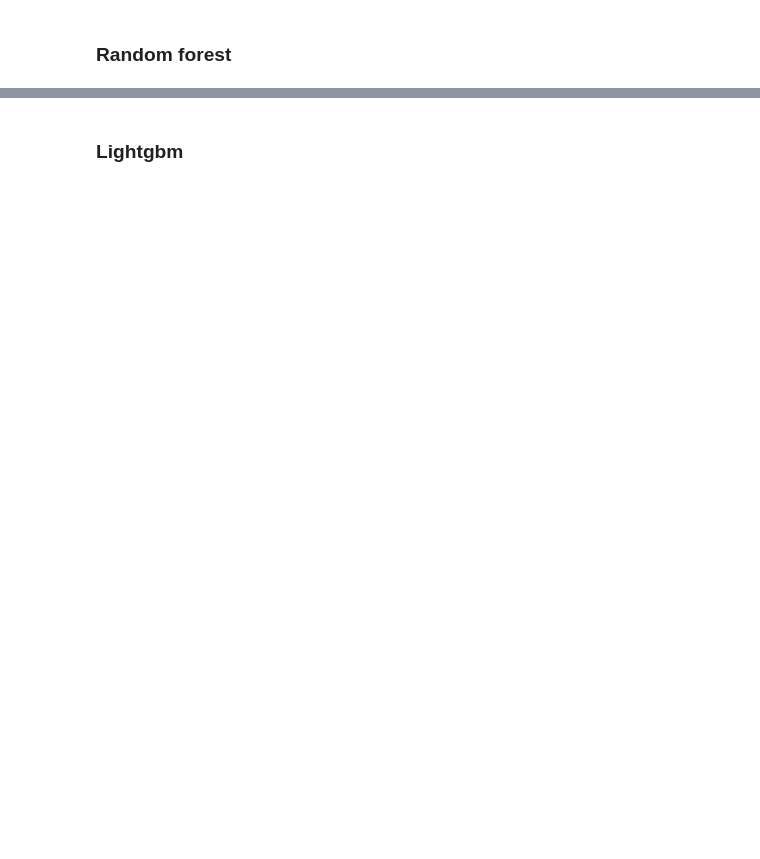
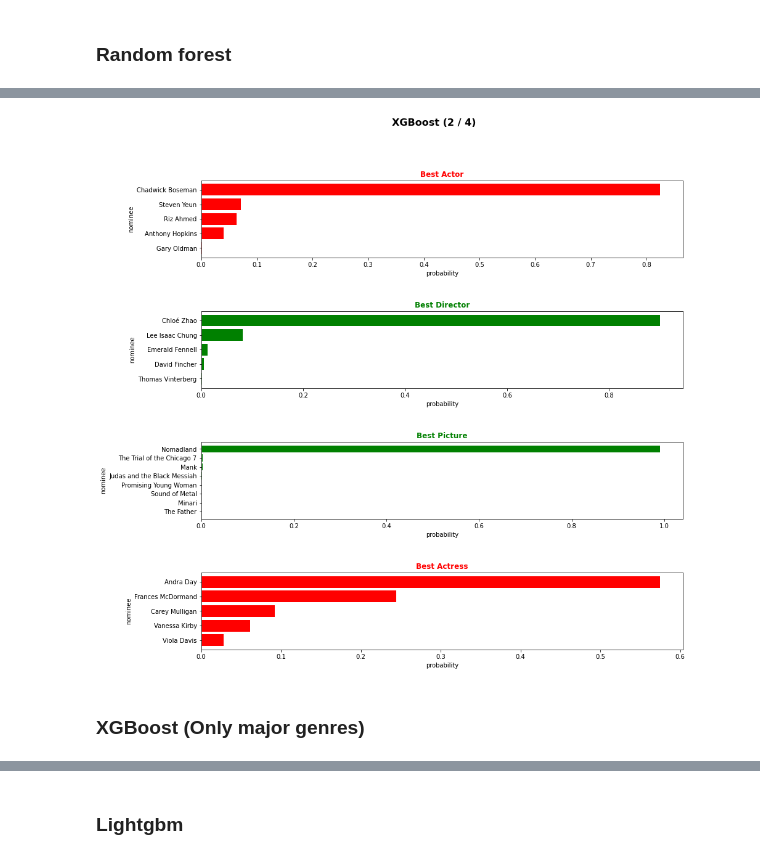
Before and after one commit to vvkin/oscar-predicting, a Jupyter notebook: notebooks/predicting.ipynb, the cells around one changed output, grey strips where cells are left out. Drawn from its saved outputs; the diff is of its cells as text; code cells hidden in the pictures; blank space fills up the shorter version.

```diff
--- a/notebooks/predicting.ipynb
+++ b/notebooks/predicting.ipynb
@@ -134,0 +149,6 @@ plot_all_predictions(predict_xgboost)
+# %%
+plot_predictions('XGBoost', predict_xgboost)
+# %% [output]
+[figure, added]
+# %% [markdown]
+### XGBoost (Only major genres)
```
Also changed, not shown: parts of 22 cells of this notebook, 1 other file.
